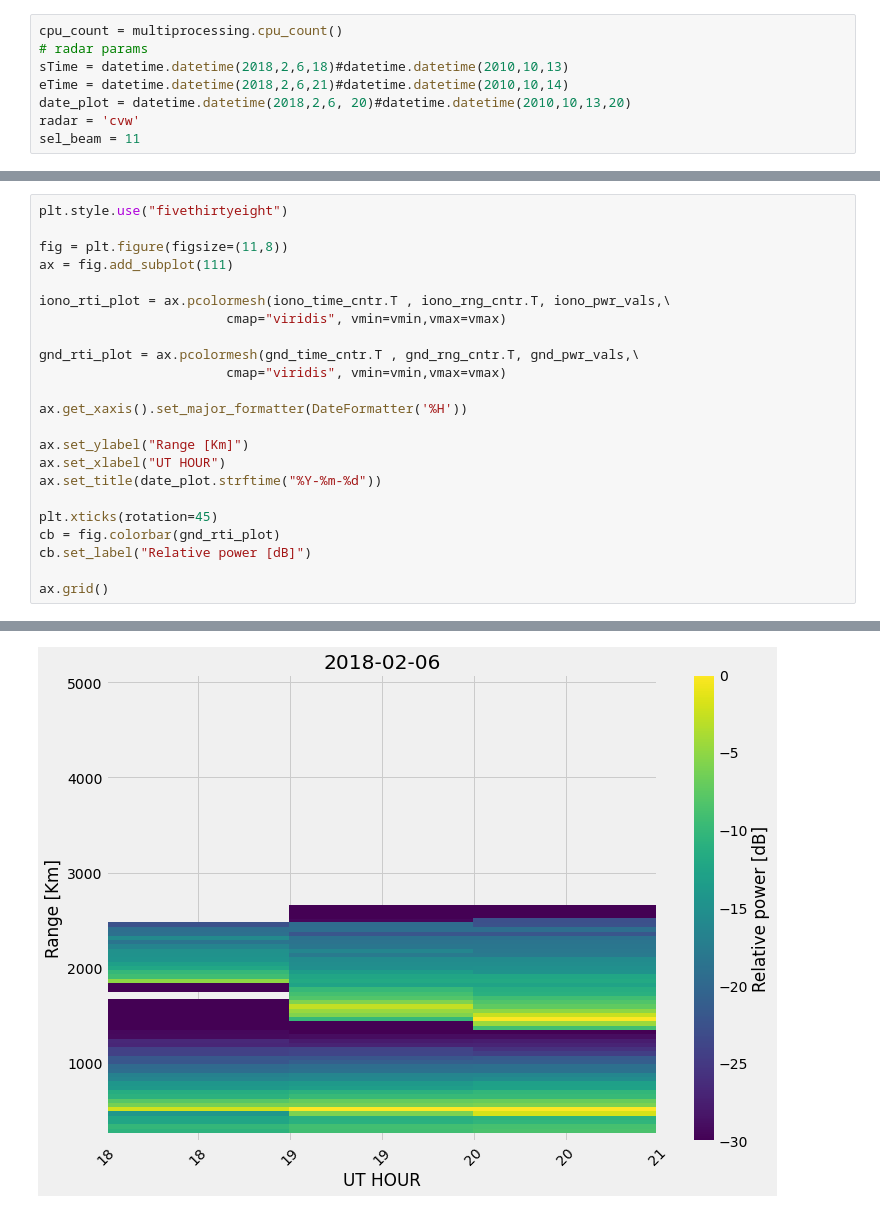
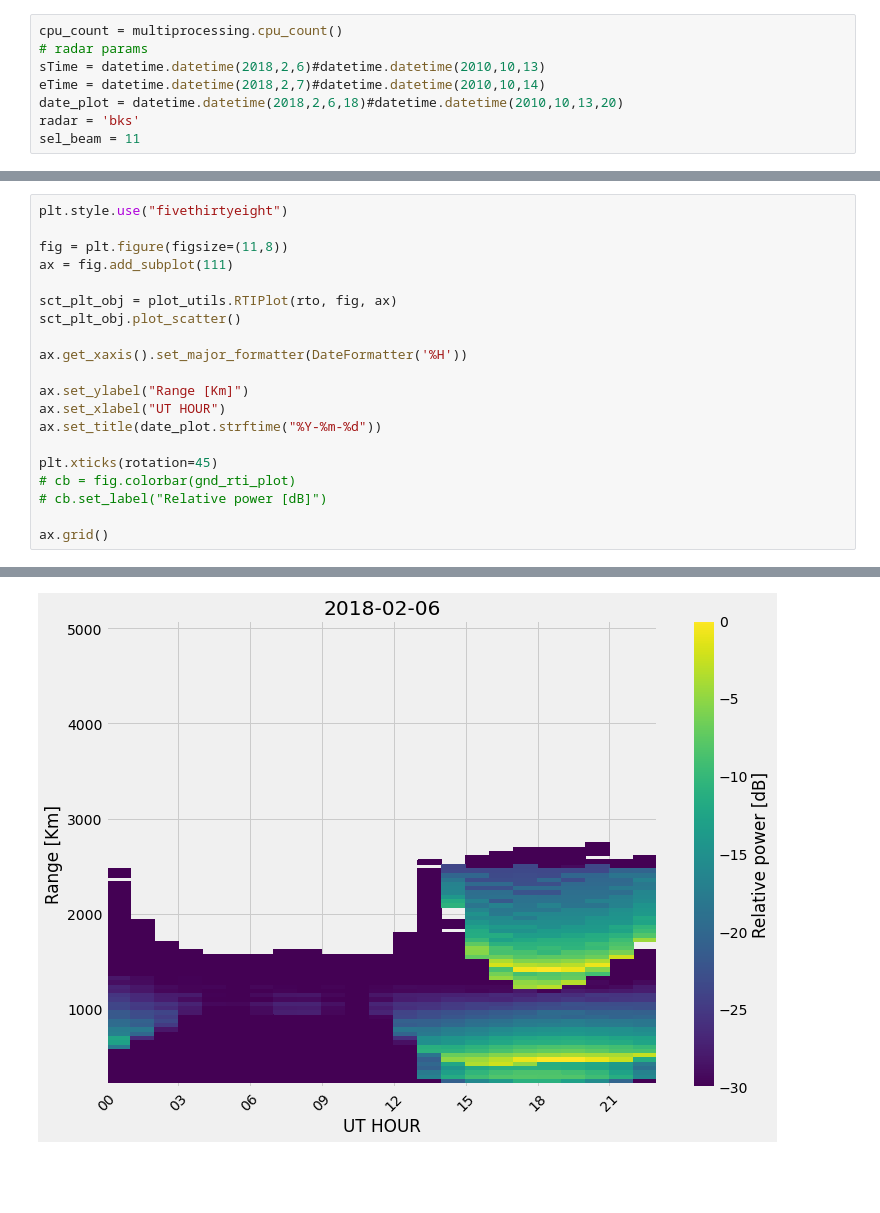
Before and after one commit to bharatreddy/raydarn, a Jupyter notebook: demo_run.ipynb, the cells around one changed output, grey strips where cells are left out. Saved outputs shown, nothing was run; the diff lists cells and outputs as text; blank space fills up the shorter version.

Commit message:
bug fix rti plots

```diff
--- a/demo_run.ipynb
+++ b/demo_run.ipynb
@@ -16,10 +22,10 @@ import time
 # %%
 cpu_count = multiprocessing.cpu_count()
 # radar params
-sTime = datetime.datetime(2018,2,6,18)#datetime.datetime(2010,10,13)
-eTime = datetime.datetime(2018,2,6,21)#datetime.datetime(2010,10,14)
-date_plot = datetime.datetime(2018,2,6, 20)#datetime.datetime(2010,10,13,20)
-radar = 'cvw'
+sTime = datetime.datetime(2018,2,6)#datetime.datetime(2010,10,13)
+eTime = datetime.datetime(2018,2,7)#datetime.datetime(2010,10,14)
+date_plot = datetime.datetime(2018,2,6,18)#datetime.datetime(2010,10,13,20)
+radar = 'bks'
 sel_beam = 11
 # %%
 start_time = time.time()
@@ -265,11 +96,8 @@ plt.style.use("fivethirtyeight")
 fig = plt.figure(figsize=(11,8))
 ax = fig.add_subplot(111)
 
-iono_rti_plot = ax.pcolormesh(iono_time_cntr.T , iono_rng_cntr.T, iono_pwr_vals,\
-                        cmap="viridis", vmin=vmin,vmax=vmax)
-
-gnd_rti_plot = ax.pcolormesh(gnd_time_cntr.T , gnd_rng_cntr.T, gnd_pwr_vals,\
-                        cmap="viridis", vmin=vmin,vmax=vmax)
+sct_plt_obj = plot_utils.RTIPlot(rto, fig, ax)
+sct_plt_obj.plot_scatter()
 
 ax.get_xaxis().set_major_formatter(DateFormatter('%H'))
 
@@ -278,8 +106,8 @@ ax.set_xlabel("UT HOUR")
 ax.set_title(date_plot.strftime("%Y-%m-%d"))
 
 plt.xticks(rotation=45)
-cb = fig.colorbar(gnd_rti_plot)
-cb.set_label("Relative power [dB]")
+# cb = fig.colorbar(gnd_rti_plot)
+# cb.set_label("Relative power [dB]")
 
 ax.grid()
 # %% [output]
@@ -288 +148 @@ ax.grid()
-[figure, old version]
+[figure, new version]
```
Also changed, not shown: parts of 15 cells of this notebook, 3 other files.
